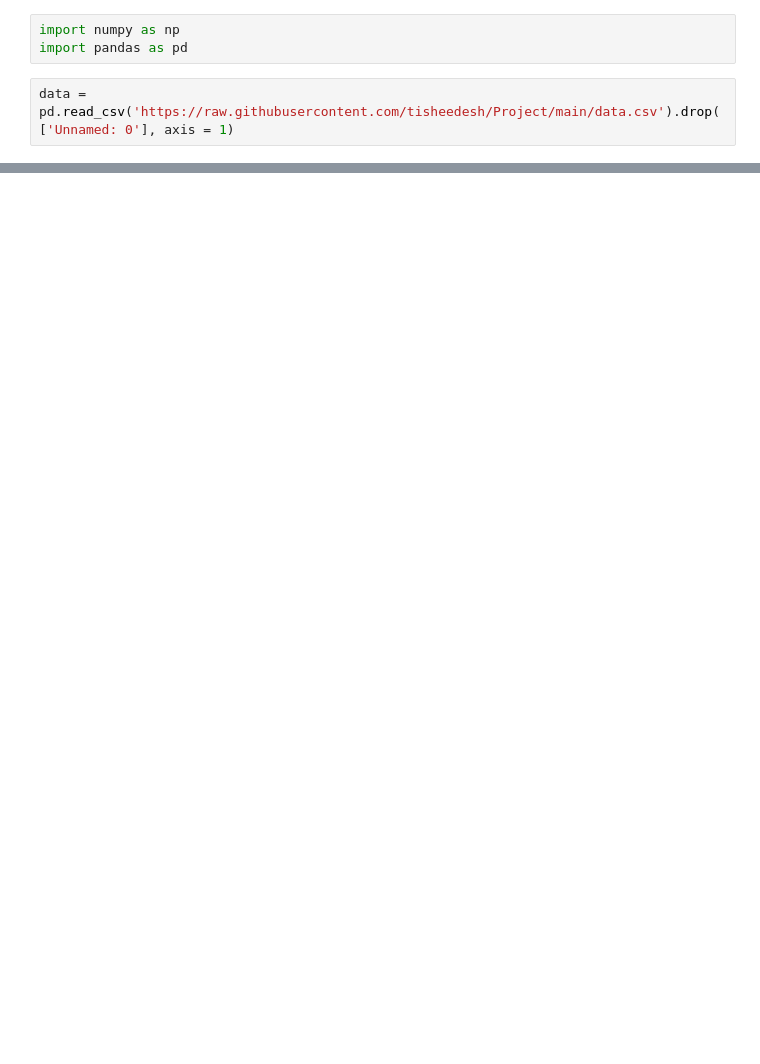
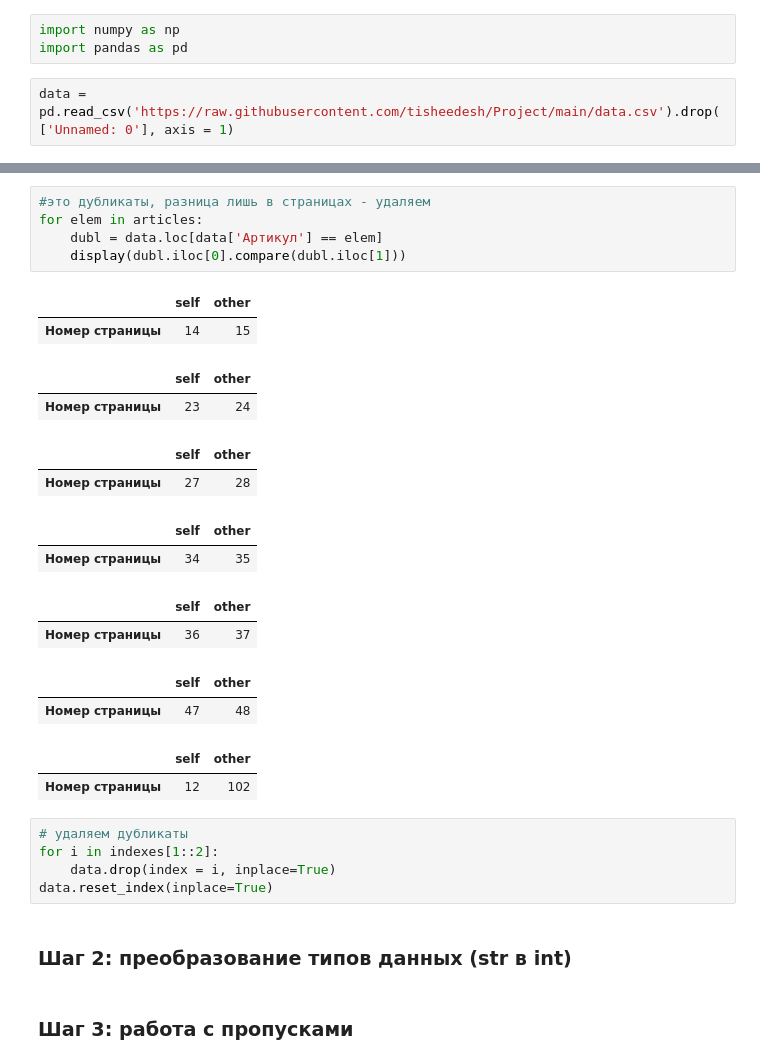
Before and after one commit to tisheedesh/Project, a Jupyter notebook: EDA.ipynb, the cells around one changed output, grey strips where cells are left out. Drawn from its saved outputs; the diff is of its cells as text; blank space fills up the shorter version.

```diff
--- a/EDA.ipynb
+++ b/EDA.ipynb
@@ -21,0 +78,29 @@ data
+# %%
+#это дубликаты, разница лишь в страницах - удаляем
+for elem in articles:
+    dubl = data.loc[data['Артикул'] == elem]
+    display(dubl.iloc[0].compare(dubl.iloc[1]))
+# %% [output]
+|  | self | other |
+| Номер страницы | 14 | 15 |
+|  | self | other |
+| Номер страницы | 23 | 24 |
+|  | self | other |
+| Номер страницы | 27 | 28 |
+|  | self | other |
+| Номер страницы | 34 | 35 |
+|  | self | other |
+| Номер страницы | 36 | 37 |
+|  | self | other |
+| Номер страницы | 47 | 48 |
+|  | self | other |
+| Номер страницы | 12 | 102 |
+# %%
+# удаляем дубликаты
+for i in indexes[1::2]:
+    data.drop(index = i, inplace=True)
+data.reset_index(inplace=True)
+# %% [markdown]
+### Шаг 2: преобразование типов данных (str в int)
+# %% [markdown]
+### Шаг 3: работа с пропусками
```
Also changed, not shown: parts of 14 cells of this notebook.
